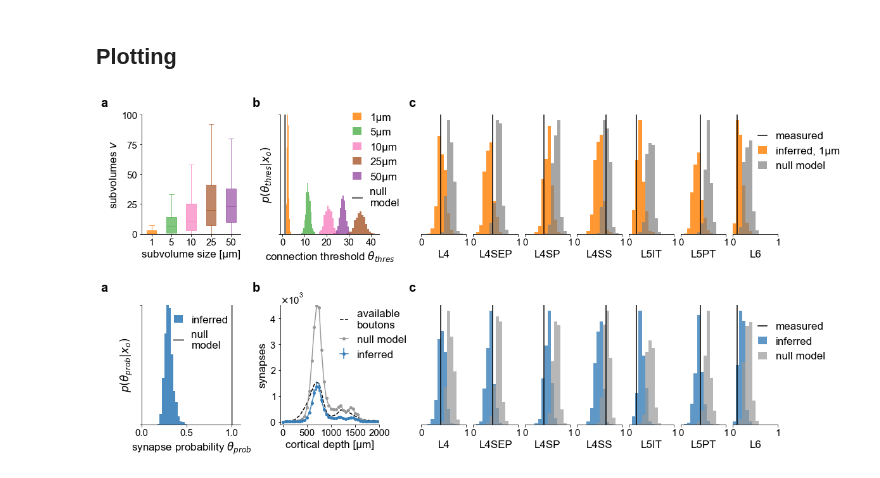
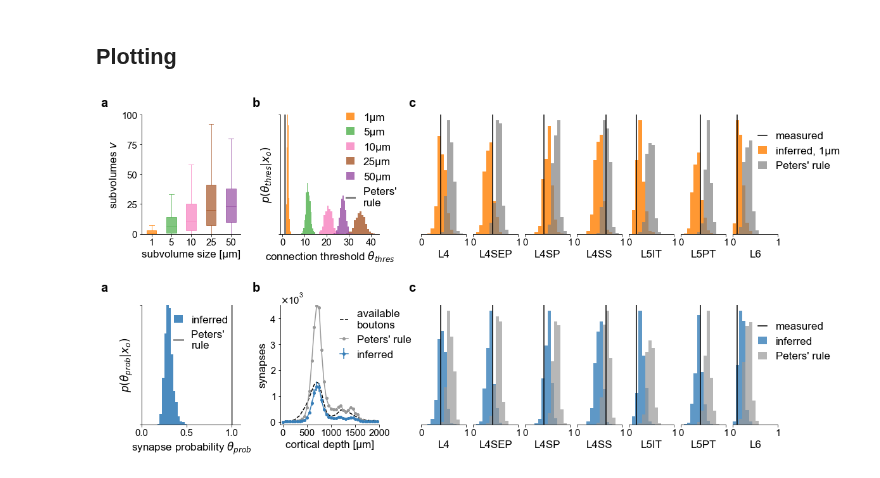
Before and after one commit to mackelab/sbi-for-connectomics, a Jupyter notebook: figures/fig4-5/figure4-sbi_with_rule_variants.ipynb, the cells around one changed output. Saved outputs shown, nothing was run; the diff lists cells and outputs as text; code cells hidden in the pictures.

Commit message:
update figures to Peters' rule.

```diff
--- a/figures/fig4-5/figure4-sbi_with_rule_variants.ipynb
+++ b/figures/fig4-5/figure4-sbi_with_rule_variants.ipynb
@@ -281,7 +281,7 @@ plt.yticks([0, 1], ["", ""])
 # plt.axvline(x=1, color=colors[8], label="1µm \nfixed "+r"$\theta=1$", lw=2)
 plt.axvline(x=1,
             color="gray", #colors[8],
-            label="null \nmodel", lw=3)
+            label="Peters' \nrule", lw=3)
 plt.legend(bbox_to_anchor=(1.3, 1.1),
            handlelength=handlelength,
            loc="upper right",
@@ -298,7 +298,7 @@ plt.hist(thos[:, 0], bins=np.arange(0, 1, 0.025), histtype="stepfilled",
 plt.ylabel(r"$p(\theta_{prob} | x_{o})$")
 plt.xlabel(r"synapse probability $\theta_{prob}$")
 # plt.axvline(x=.99, color=colors[6], label=r"fixed $\theta$", lw=2)
-plt.axvline(x=1.0, color=colors[6], label="null \nmodel", lw=3)
+plt.axvline(x=1.0, color=colors[6], label="Peters' \nrule", lw=3)
 plt.xlim(0, 1.1)
 plt.ylim(0, 9)
 plt.yticks([0, 9], ["", ""])
@@ -330,7 +330,7 @@ custom_marginal_plot(ax2, xos[-ii].numpy(), xo,
 
 custom_marginal_plot(ax2, xos_fixed[1].numpy(),
                      points=None,
-                     x_label=f"null model",
+                     x_label=f"Peters' rule",
                      points_label="measured",
                      show_xlabels=False,
 #                      show_tick_labels=False,  # not implemented
@@ -361,7 +361,7 @@ custom_marginal_plot(ax3, x=xos[0].numpy(), points=xo,
 
 custom_marginal_plot(ax3, xos_fixed[0].numpy(),
                      points=None,
-                     x_label=f"null model",
+                     x_label=f"Peters' rule",
                      points_label="measured",
                      show_xlabels=True,
                      labels=xo_labels,
@@ -396,7 +396,7 @@ ax.plot(depths, xp1_per_depth / num_vpm_neurons,
             linestyle='-',
             marker='o', ms=markersize,
             color=colors[6],
-            label="null model")
+            label="Peters' rule")
 ax.set_ylabel(r'synapses')
 ax.set_xlabel(r'cortical depth [µm]')
 plt.legend(handlelength=handlelength,
@@ -406,34 +406,34 @@ plt.legend(handlelength=handlelength,
           )
 num_ticks = 5
 
 from matplotlib import ticker
 formatter = ticker.ScalarFormatter(useMathText=True)
 formatter.set_scientific(True)
 formatter.set_powerlimits((-1,1))
 ax.yaxis.set_major_formatter(formatter)
 
 plt.ylim(-100, 4500)
 plt.yticks(np.linspace(0, 4000, num_ticks))
 # plt.yscale("log")
 plt.xlim(-50, 2000)
 plt.xticks(np.linspace(0, 2000, num_ticks))
 
 # Add Letters.
 weight = "bold"
 fontsize = 20
 x = 0.075
 y = 0.9
 dy = .45
 dx = 0.26
 dx2 = 0.45
 fig.text(x, y, "a", fontsize=fontsize, fontweight=weight)
 fig.text(dx, y, "b", fontsize=fontsize, fontweight=weight)
 fig.text(dx2, y, "c", fontsize=fontsize, fontweight=weight);
 fig.text(x, dy, "a", fontsize=fontsize, fontweight=weight)
 fig.text(dx, dy, "b", fontsize=fontsize, fontweight=weight);
 fig.text(dx2, dy, "c", fontsize=fontsize, fontweight=weight);
 # %% [output]
-[figure, old version]
+[figure, new version]
 # %%
 fig.savefig("figure4-sbi_with_rule_variants_seperate.png", dpi=300, bbox_inches='tight')
 fig.savefig("figure4-sbi_with_rule_variants_seperate.pdf", dpi=300, bbox_inches='tight')
```
Also changed, not shown: 3 other files.
